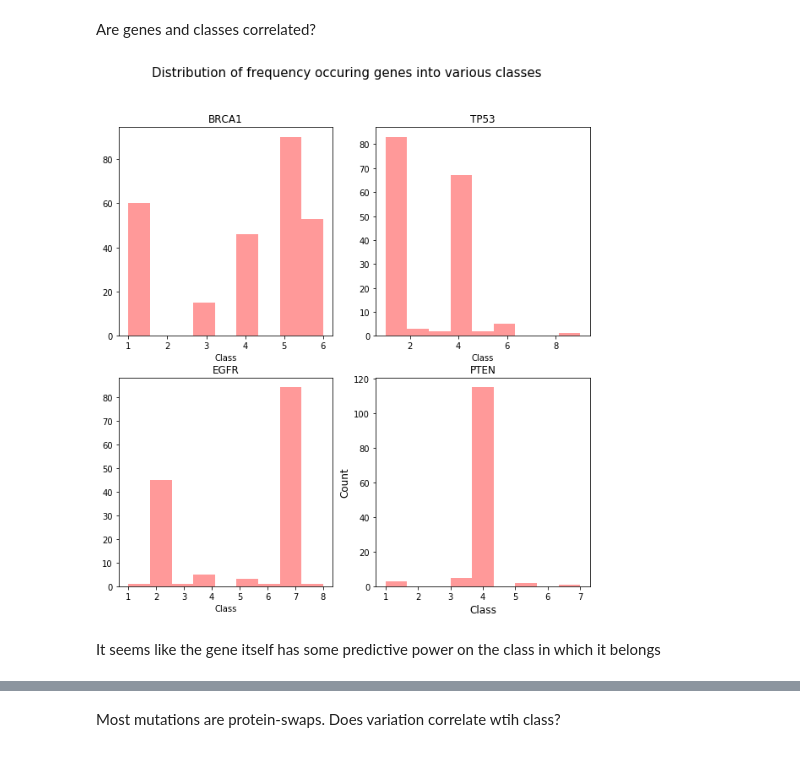
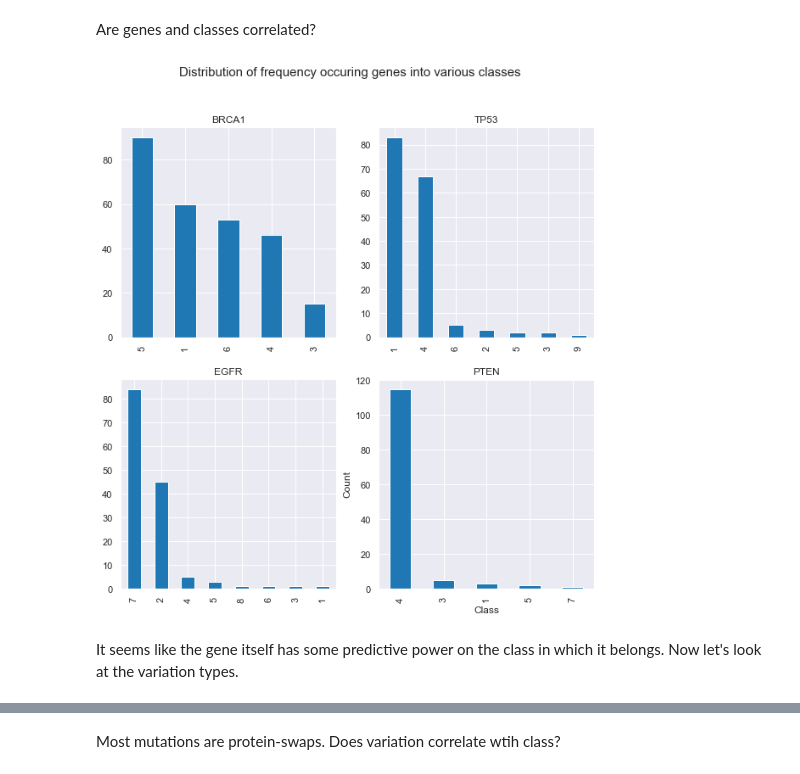
Before and after one commit to kfchou/PersonalizedMedicine, a Jupyter notebook: EDA.ipynb, the cells around one changed output, grey strips where cells are left out. Saved outputs shown, nothing was run; the diff lists cells and outputs as text; code cells hidden in the pictures.

Commit message:
corrected plotting errors

```diff
--- a/EDA.ipynb
+++ b/EDA.ipynb
@@ -4,6 +4,8 @@ import pandas as pd # data processing, CSV file I/O (e.g. pd.read_csv)
 import matplotlib.pyplot as plt
 import seaborn as sns
 color = sns.color_palette()
+sns.set_style('darkgrid')
+sns.set_context('notebook')
 
 %matplotlib inline
 
@@ -101,23 +103,22 @@ Are genes and classes correlated?
 # %%
 f,axs = plt.subplots(2,2, figsize = (10,10))
 f.suptitle("Distribution of frequency occuring genes into various classes", fontsize=15)
 
-sns.distplot(train_variants_df.loc[train_variants_df['Gene'] =='BRCA1'].Class, bins=9, kde=False, color='red',ax=axs[0,0])
+train_variants_df.loc[train_variants_df['Gene'] =='BRCA1'].Class.value_counts().plot(kind='bar',ax=axs[0,0])
 axs[0,0].set_title('BRCA1')
-sns.distplot(train_variants_df.loc[train_variants_df['Gene'] =='TP53'].Class, bins=9, kde=False, color='red',ax=axs[0,1])
+train_variants_df.loc[train_variants_df['Gene'] =='TP53'].Class.value_counts().plot(kind='bar',ax=axs[0,1])
 axs[0,1].set_title('TP53')
-sns.distplot(train_variants_df.loc[train_variants_df['Gene'] =='EGFR'].Class, bins=9, kde=False, color='red',ax=axs[1,0])
+train_variants_df.loc[train_variants_df['Gene'] =='EGFR'].Class.value_counts().plot(kind='bar',ax=axs[1,0])
 axs[1,0].set_title('EGFR')
-sns.distplot(train_variants_df.loc[train_variants_df['Gene'] =='PTEN'].Class, bins=9, kde=False, color='red',ax=axs[1,1])
+train_variants_df.loc[train_variants_df['Gene'] =='PTEN'].Class.value_counts().plot(kind='bar',ax=axs[1,1])
 axs[1,1].set_title('PTEN')
-
 plt.xlabel('Class', fontsize=12)
 plt.ylabel('Count', fontsize=12)
 plt.show()
 # %% [output]
-[figure, old version]
+[figure, new version]
 # %% [markdown]
-It seems like the gene itself has some predictive power on the class in which it belongs
+It seems like the gene itself has some predictive power on the class in which it belongs. Now let's look at the variation types.
 # %%
 variationCounts = train_variants_df.Variation.value_counts()
 variationCounts.nlargest(20)
```
Also changed, not shown: parts of 23 cells of this notebook.
